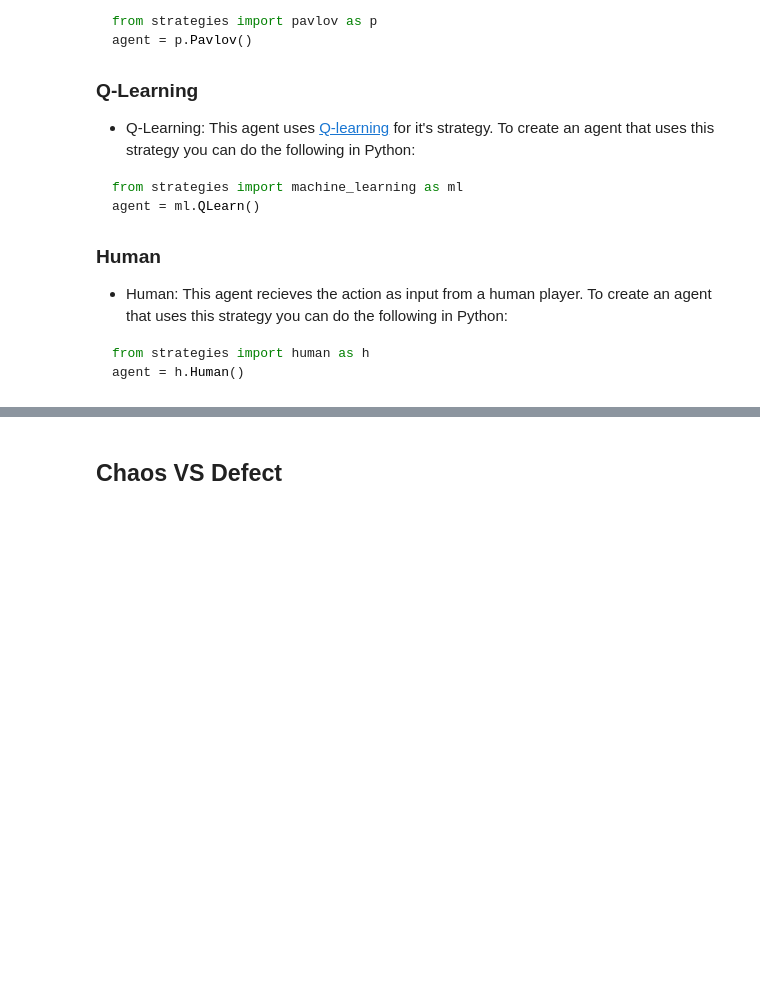
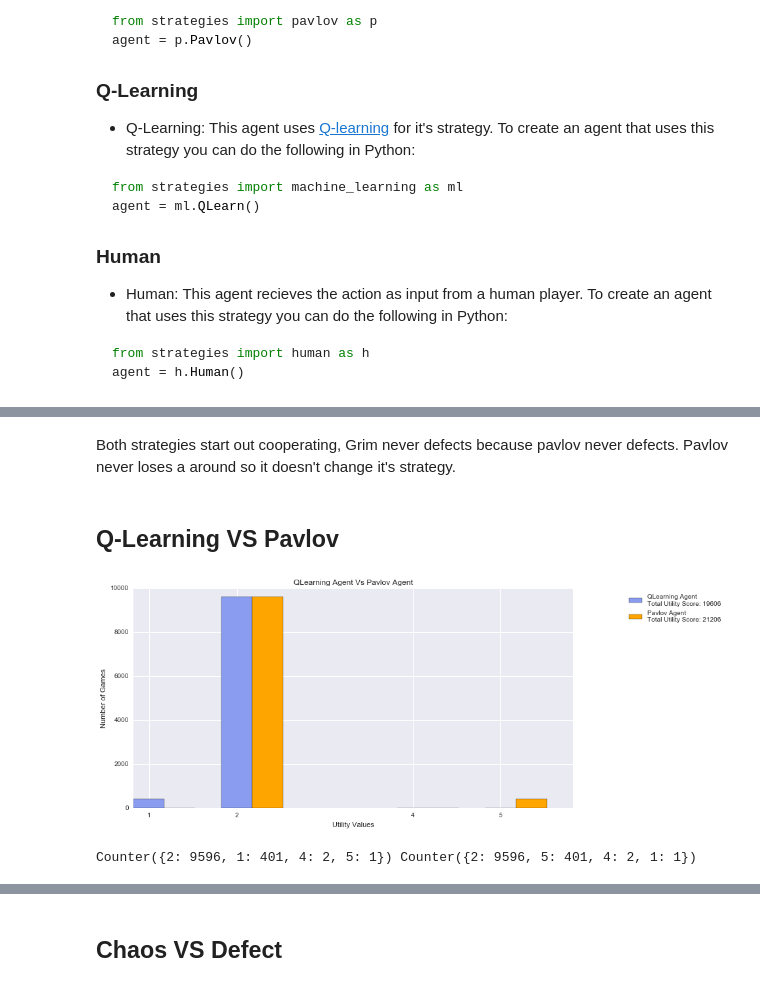
Before and after one commit to Quantumgame/INFO597-DeepLearning-GameTheory, a Jupyter notebook: basicGames/Basic Games.ipynb, the cells around one changed output, grey strips where cells are left out. Cells and saved outputs as stored; diff of their text form; code cells hidden in the pictures; blank space fills up the shorter version.

```diff
--- a/basicGames/Basic Games.ipynb
+++ b/basicGames/Basic Games.ipynb
@@ -92,0 +180,46 @@ from strategies import pavlov as p
+# %% [markdown]
+Both strategies start out cooperating, Grim never defects because pavlov never defects. Pavlov never loses a around so it doesn't change it's strategy.
+# %% [markdown]
+## Q-Learning VS Pavlov
+# %%
+# Play the Game
+agent1 = ml.QLearn()
+agent2 = p.Pavlov()
+game = PrisonersDilemma(agent1, agent2)
+game.play(10000)
+
+# Get Data from Game
+agent1_util_vals = Counter(game.data['A'])
+agent2_util_vals = Counter(game.data['B'])
+
+a1_total_score = sum(game.data['A'])
+a2_total_score = sum(game.data['B'])
+
+# Plot the results
+x1, y1, x2, y2 = [], [], [], []
+
+for i, j in zip(agent1_util_vals, agent2_util_vals):
+    x1.append(i)
+    y1.append(agent1_util_vals[i])
+    x2.append(j)
+    y2.append(agent2_util_vals[j])
+
+fig, ax = plt.subplots(figsize=(12,6))
+width = 0.35
+a1 = ax.bar(x1, y1, width, color='#8A9CEF')
+a2 = ax.bar(np.asarray(x2)+width, y2, width, color='orange')
+
+_ = ax.set_title('QLearning Agent Vs Pavlov Agent')
+_ = ax.set_ylabel('Number of Games')
+_ = ax.set_xlabel('Utility Values')
+ax.set_xticks(np.add([1,2,4,5],width/2))
+_ = ax.set_xticklabels(('1', '2', '4', '5'))
+_ = ax.legend((a1[0], a2[0]), ('QLearning Agent\nTotal Utility Score: {}'.format(str(a1_total_score)),
+                           'Pavlov Agent\nTotal Utility Score: {}'.format(str(a2_total_score))), loc=1, bbox_to_anchor=(1.35, 1))
+plt.show()
+# %% [output]
+[figure, added]
+# %%
+print(agent1_util_vals, agent2_util_vals)
+# %% [output]
+Counter({2: 9596, 1: 401, 4: 2, 5: 1}) Counter({2: 9596, 5: 401, 4: 2, 1: 1})
```
Also changed, not shown: parts of 33 cells of this notebook.
